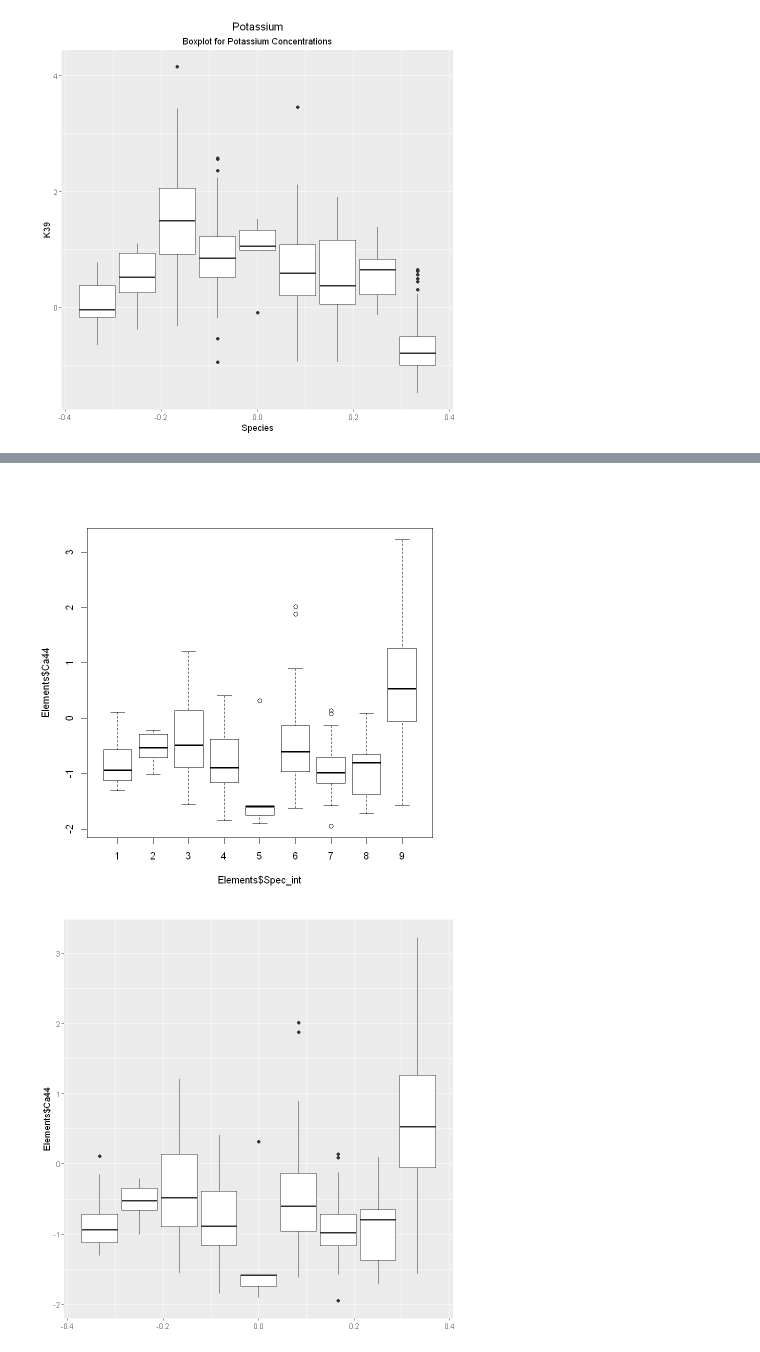
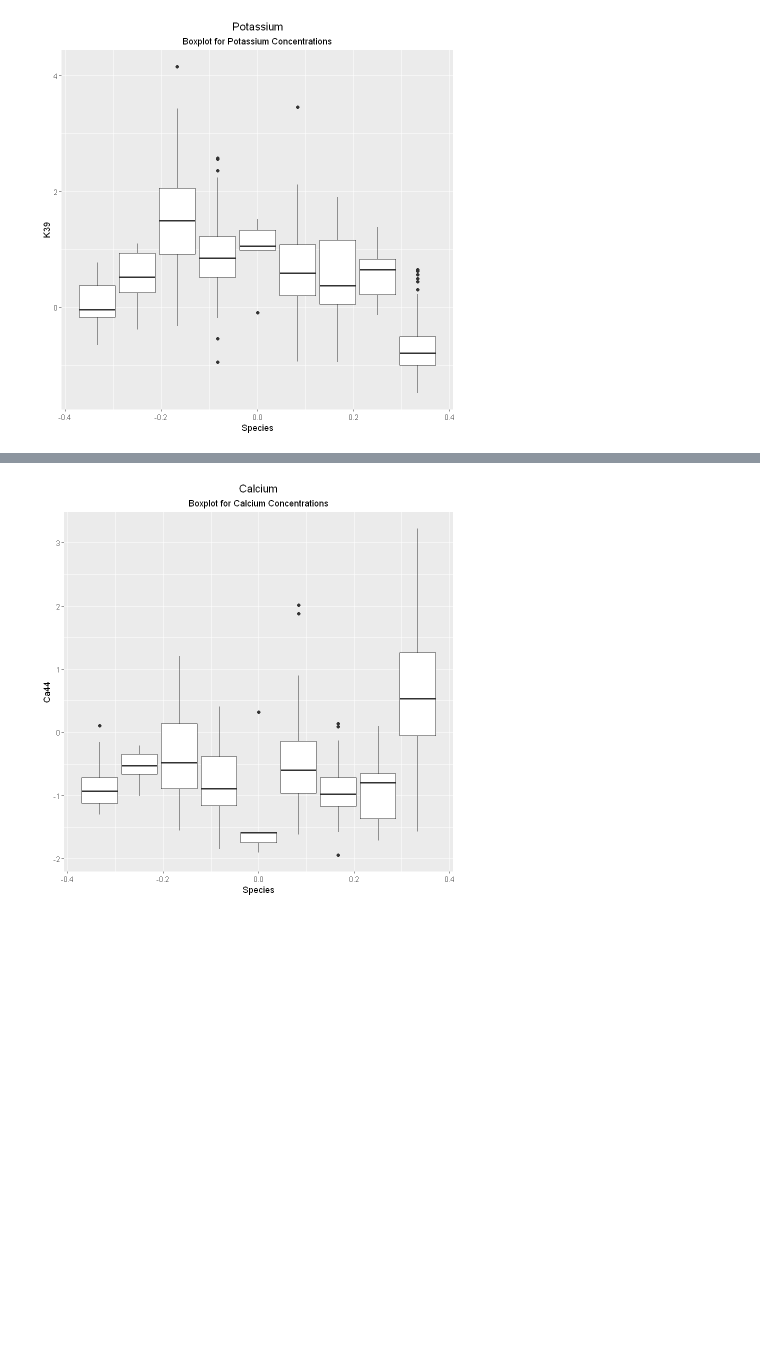
Before and after one commit to Kovacs-Lab/Aim-3, a Jupyter notebook: Ionomics/Boxplots.ipynb, the cells around one changed output, grey strips where cells are left out. Drawn from its saved outputs; the diff is of its cells as text; code cells hidden in the pictures; blank space fills up the shorter version.

```diff
--- a/Ionomics/Boxplots.ipynb
+++ b/Ionomics/Boxplots.ipynb
@@ -153,13 +161,13 @@ potassium
 # %% [output]
 [figure]
 # %%
-#calcium <- boxplot(Elements$Ca44~Elements$Spec_int) # Boxplots of calcium concentraions
-boxplot(Elements$Ca44~Elements$Spec_int) #calcium
-calcium <- ggplot(Elements, aes(group=Elements$Spec_int, y=Elements$Ca44)) +
+#calcium <- boxplot(=Ca44~=Spec_int) # Boxplots of calcium concentraions
+#boxplot(=Ca44~=Spec_int) #calcium
+calcium <- ggplot(Elements, aes(group=Spec_int, y=Ca44)) +
   geom_boxplot() +
   labs(
-    title = "Boron",
-    subtitle = "Boxplot for Boron Concentrations",
+    title = "Calcium",
+    subtitle = "Boxplot for Calcium Concentrations",
     x = "Species"
     )
 calcium
@@ -171,3 +175,2 @@ Warning message:
-[figure, old version]
+[figure, new version]
-[figure, removed]
 # %%
```
Also changed, not shown: parts of 14 cells of this notebook.
